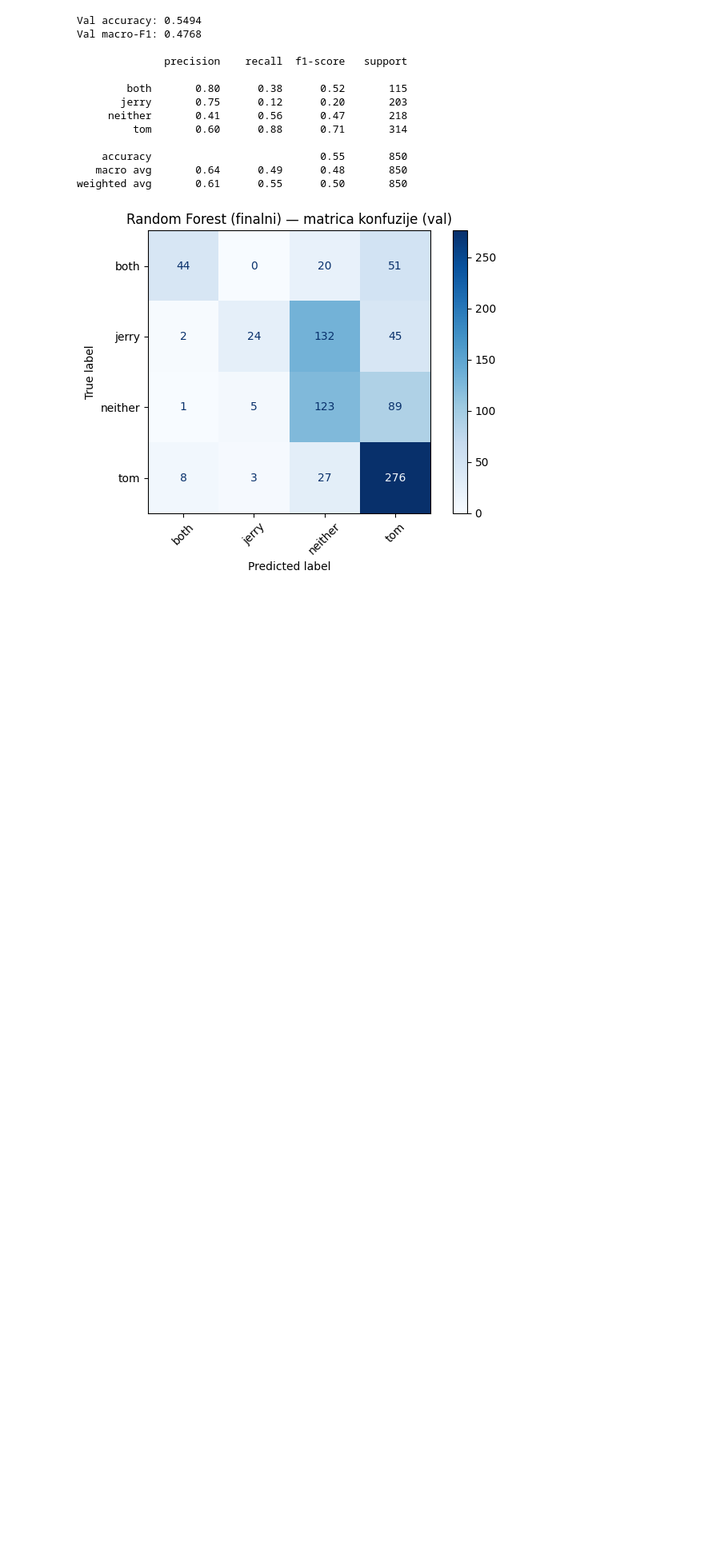
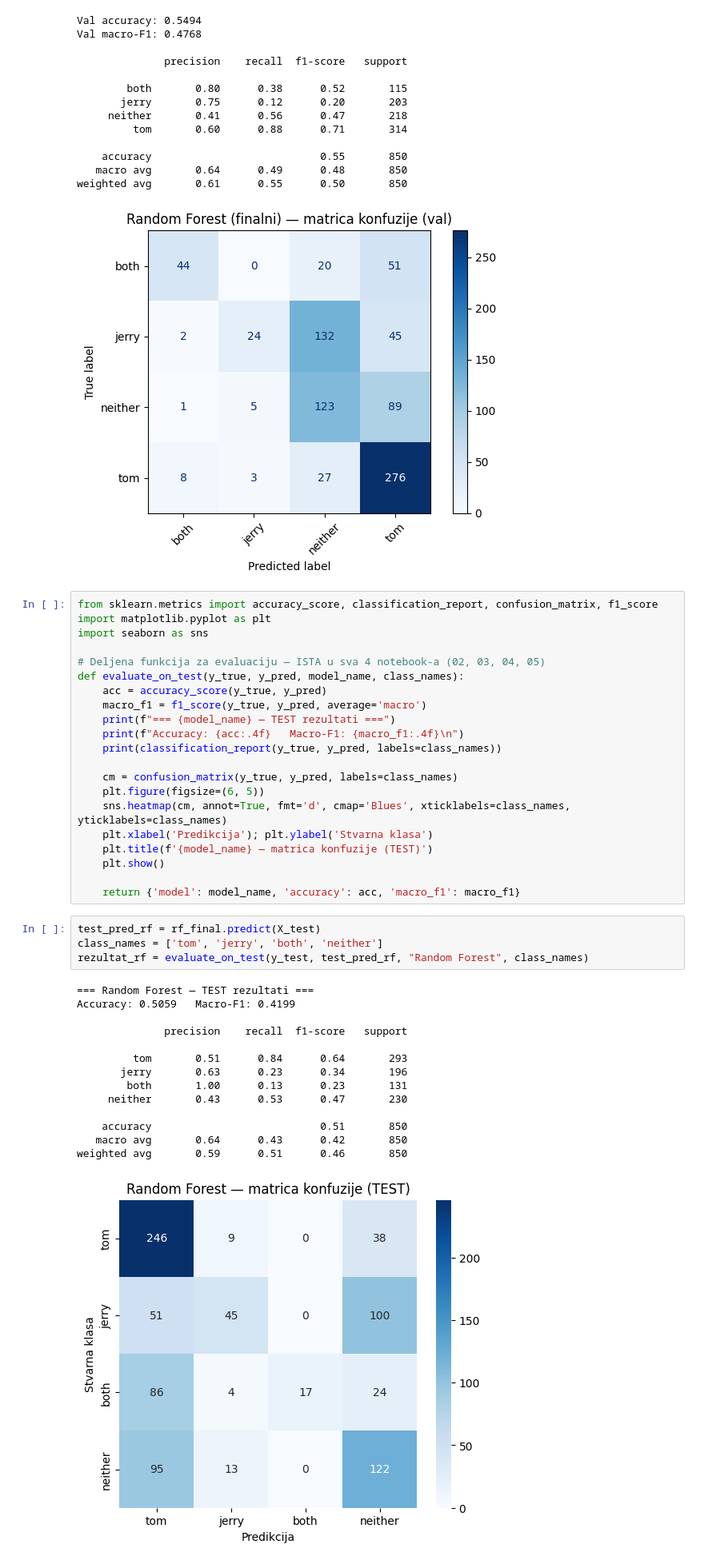
Before and after one commit to ilinkabibic/Tom-and-Jerry-Character-Classification, a Jupyter notebook: notebooks/03_klasican_ml_blagoje.ipynb, the cells around one changed output. Shown at 80% size. Saved outputs shown, nothing was run; the diff lists cells and outputs as text; blank space fills up the shorter version.

Commit message:
Dodata finalna TEST evaluacija (Random Forest)

```diff
--- a/notebooks/03_klasican_ml_blagoje.ipynb
+++ b/notebooks/03_klasican_ml_blagoje.ipynb
@@ -198,3 +198,43 @@ Val macro-F1: 0.4768
    macro avg       0.64      0.49      0.48       850
 weighted avg       0.61      0.55      0.50       850
 [figure]
+# %%
+from sklearn.metrics import accuracy_score, classification_report, confusion_matrix, f1_score
+import matplotlib.pyplot as plt
+import seaborn as sns
+
+# Deljena funkcija za evaluaciju — ISTA u sva 4 notebook-a (02, 03, 04, 05)
+def evaluate_on_test(y_true, y_pred, model_name, class_names):
+    acc = accuracy_score(y_true, y_pred)
+    macro_f1 = f1_score(y_true, y_pred, average='macro')
+    print(f"=== {model_name} — TEST rezultati ===")
+    print(f"Accuracy: {acc:.4f}   Macro-F1: {macro_f1:.4f}\n")
+    print(classification_report(y_true, y_pred, labels=class_names))
+
+    cm = confusion_matrix(y_true, y_pred, labels=class_names)
+    plt.figure(figsize=(6, 5))
+    sns.heatmap(cm, annot=True, fmt='d', cmap='Blues', xticklabels=class_names, yticklabels=class_names)
+    plt.xlabel('Predikcija'); plt.ylabel('Stvarna klasa')
+    plt.title(f'{model_name} — matrica konfuzije (TEST)')
+    plt.show()
+
+    return {'model': model_name, 'accuracy': acc, 'macro_f1': macro_f1}
+# %%
+test_pred_rf = rf_final.predict(X_test)
+class_names = ['tom', 'jerry', 'both', 'neither']
+rezultat_rf = evaluate_on_test(y_test, test_pred_rf, "Random Forest", class_names)
+# %% [output]
+=== Random Forest — TEST rezultati ===
+Accuracy: 0.5059   Macro-F1: 0.4199
+
+              precision    recall  f1-score   support
+
+         tom       0.51      0.84      0.64       293
+       jerry       0.63      0.23      0.34       196
+        both       1.00      0.13      0.23       131
+     neither       0.43      0.53      0.47       230
+
+    accuracy                           0.51       850
+   macro avg       0.64      0.43      0.42       850
+weighted avg       0.59      0.51      0.46       850
+[figure, added]
```
Also changed, not shown: parts of 1 cell of this notebook.
